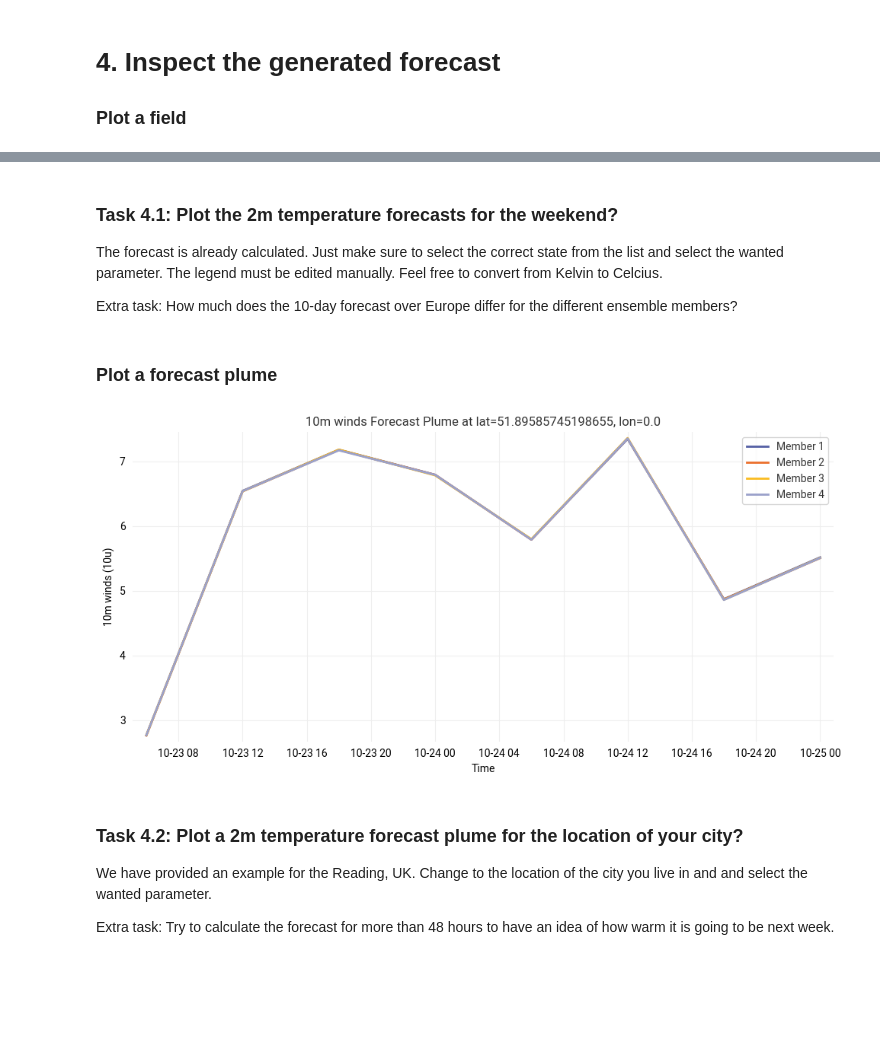
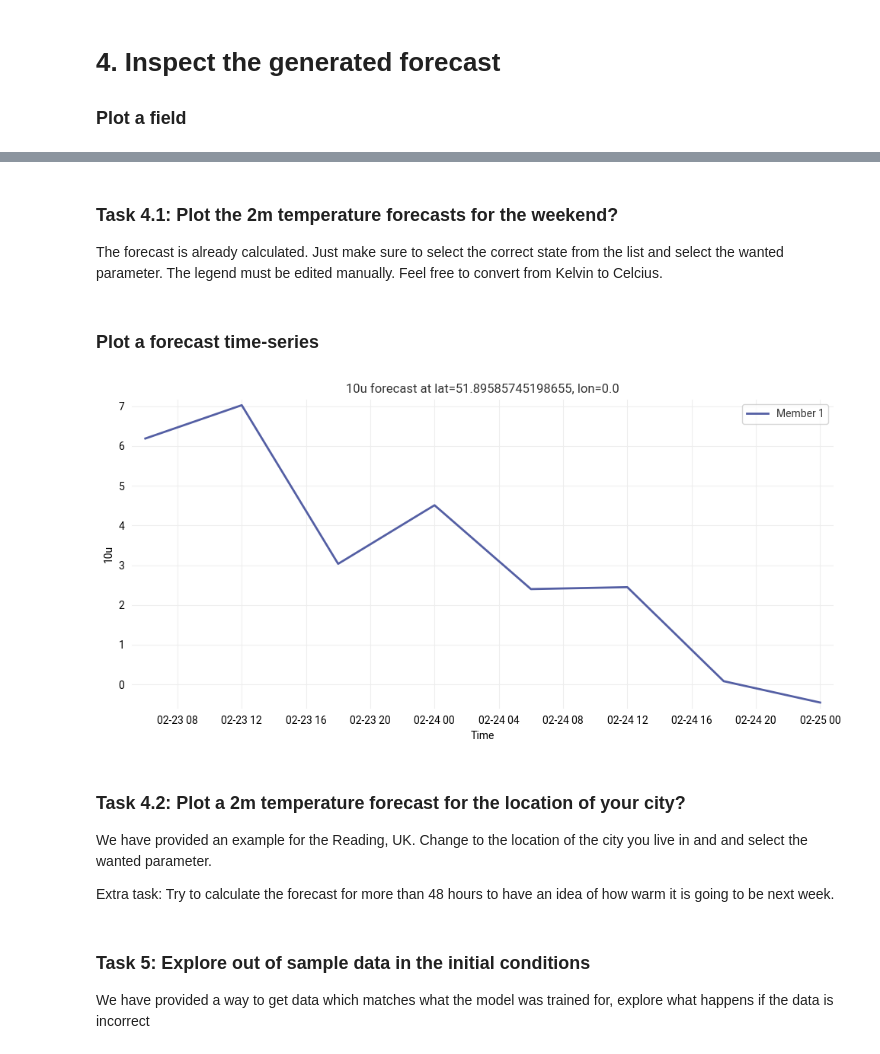
Before and after one commit to ecmwf-training/2026-ml-destine-training, a Jupyter notebook: 4-run-AIFS/inference_aifs-ens.ipynb, the cells around one changed output, grey strips where cells are left out. Cells and saved outputs as stored; diff of their text form; code cells hidden in the pictures; blank space fills up the shorter version.

```diff
--- a/4-run-AIFS/inference_aifs-ens.ipynb
+++ b/4-run-AIFS/inference_aifs-ens.ipynb
@@ -146,19 +157,16 @@ Here we make a single forecast, from the control initial condition of the ensemb
 
 To get different ensemble initial conditions from the ifs pertubation, set `number` to an ensemble number, between 1-50.
 # %%
-file = Path(f"inputstate-{DATE.strftime('%Y%m%d_%H')}.npz")
+file = Path(f"inputstate-{GRID_RESOLUTION}-{DATE.strftime('%Y%m%d_%H')}.npz")
 if file.exists():
     input_state = load_saved_state(file)
-    LOGGER.info(f"Input state loaded from file {file}")
+    print(f"Input state loaded from file {file}")
 else:
     fields = {}
     # Surface fields
     fields.update(get_open_data(param=PARAM_SFC, reference_date=DATE))
     # Pressure levels fields
     fields.update(get_open_data(param=PARAM_PL, levelist=LEVELS, reference_date=DATE))
-    # Soil parameters
-    # fields.update(get_open_data(param=PARAM_SOIL,levelist=SOIL_LEVELS, reference_date=date))
-    # fields = rename_keys(fields, {'sot_1': 'stl1', 'sot_2': 'stl2', 'vsw_1': 'swvl1', 'vsw_2': 'swvl2'})
 
     # Convert geopotential height into geopotential
     for level in LEVELS:
@@ -167,7 +175,7 @@ else:
 
     input_state = dict(date=DATE, fields=fields)
 
-    LOGGER.info(f"State created for date {DATE}")
+    print(f"State created for date {DATE}")
     save_state(input_state, file)
 
-    LOGGER.info(f"State saved to file {file}")
+    print(f"State saved to file {file}")
@@ -175,16 +186,18 @@ else:
 ## Run inference from initial conditions
 # %%
 runner = SimpleRunner(ckpt_file, device="cuda")
+# %%
+LEAD_TIME = 48
 # %% [markdown]
 ### Run the forecast
 # %%
-ens_members = 4
+ens_members = 1 # This will become important tomorrow
 forecast_states = [[] for nn in range(ens_members)]
 for nn in range(ens_members):
-    for step, state in enumerate(runner.run(input_state=input_state, lead_time=48)):
-        LOGGER.info(f"Step {step}: {state['date']} (lead time: {state['step']})")
-        LOGGER.info(f"  Available fields: {list(state['fields'].keys())}")
+    for step, state in enumerate(runner.run(input_state=input_state, lead_time=LEAD_TIME)):
+        print(f"Step {step}: {state['date']} (lead time: {state['step']})")
+        print(f"  Available fields: {list(state['fields'].keys())}")
         # Store the state if you want to keep it
         forecast_states[nn].append(copy.deepcopy(state))
 
-LOGGER.info(f"Forecast completed! Generated {len(forecast_states)} time steps.")
+print(f"Forecast completed! Generated {len(forecast_states[0])} time steps.")
@@ -240,0 +235,12 @@ plt.show()
+# %%
+def fix(lons):
+    # Shift the longitudes from 0-360 to -180-180
+    return np.where(lons > 180, lons - 360, lons)
+
+# pick a state of the first ensemble members
+variable = "10u"
+state = forecast_states[0][-1]
+date = state['date']
+latitudes = state["latitudes"]
+longitudes = fix(state["longitudes"])
+values = state["fields"][variable]
@@ -242,50 +279,52 @@ plt.show()
 ### Task 4.1: Plot the 2m temperature forecasts for the weekend?
 
 The forecast is already calculated. Just make sure to select the correct state from the list and select the wanted parameter. The legend must be edited manually. Feel free to convert from Kelvin to Celcius.
-
-Extra task: How much does the 10-day forecast over Europe differ for the different ensemble members?
 # %% [markdown]
-### Plot a forecast plume
+### Plot a forecast time-series
 # %%
 import matplotlib.pyplot as plt
 import numpy as np
 import pandas as pd
 
 lat_target = 51.45
 lon_target = -0.98
 idx_nearest = find_nearest_point_index(latitudes, longitudes, lat_target, lon_target)
 
 lead_times = range(len(forecast_states[0]))
-n_members = 4  # we know there are 4 ensemble members
+n_members = 1  # This will become important tomorrow
 
 # Extract field for all members and times
 values = np.array([
-    [forecast_states[m][t]["fields"]["10u"][idx_nearest] for t in lead_times]
+    [forecast_states[m][t]["fields"][variable][idx_nearest] for t in lead_times]
     for m in range(n_members)
 ])
 
 # Time axis
 times = [forecast_states[0][t]["date"] for t in lead_times]
 times = pd.to_datetime(times)
 
 # Plot
 plt.figure(figsize=(10, 5))
 
 for m in range(n_members):
     plt.plot(times, values[m, :], linewidth=2, label=f"Member {m+1}")
 
-plt.title(f"10m winds Forecast Plume at lat={latitudes[idx_nearest]}, lon={longitudes[idx_nearest]}")
+plt.title(f"{variable} forecast at lat={latitudes[idx_nearest]}, lon={longitudes[idx_nearest]}")
 plt.xlabel("Time")
-plt.ylabel("10m winds (10u)")
+plt.ylabel(variable)
 plt.legend()
 plt.grid(True)
 plt.tight_layout()
 plt.show()
 # %% [output]
-[figure, old version]
+[figure, new version]
 # %% [markdown]
-### Task 4.2: Plot a 2m temperature forecast plume for the location of your city?
+### Task 4.2: Plot a 2m temperature forecast for the location of your city?
 
 We have provided an example for the Reading, UK. Change to the location of the city you live in and and select the wanted parameter.
 
 Extra task: Try to calculate the forecast for more than 48 hours to have an idea of how warm it is going to be next week.
+# %% [markdown]
+### Task 5: Explore out of sample data in the initial conditions
+
+We have provided a way to get data which matches what the model was trained for, explore what happens if the data is incorrect
```
Also changed, not shown: parts of 24 cells of this notebook, 1 other file.
